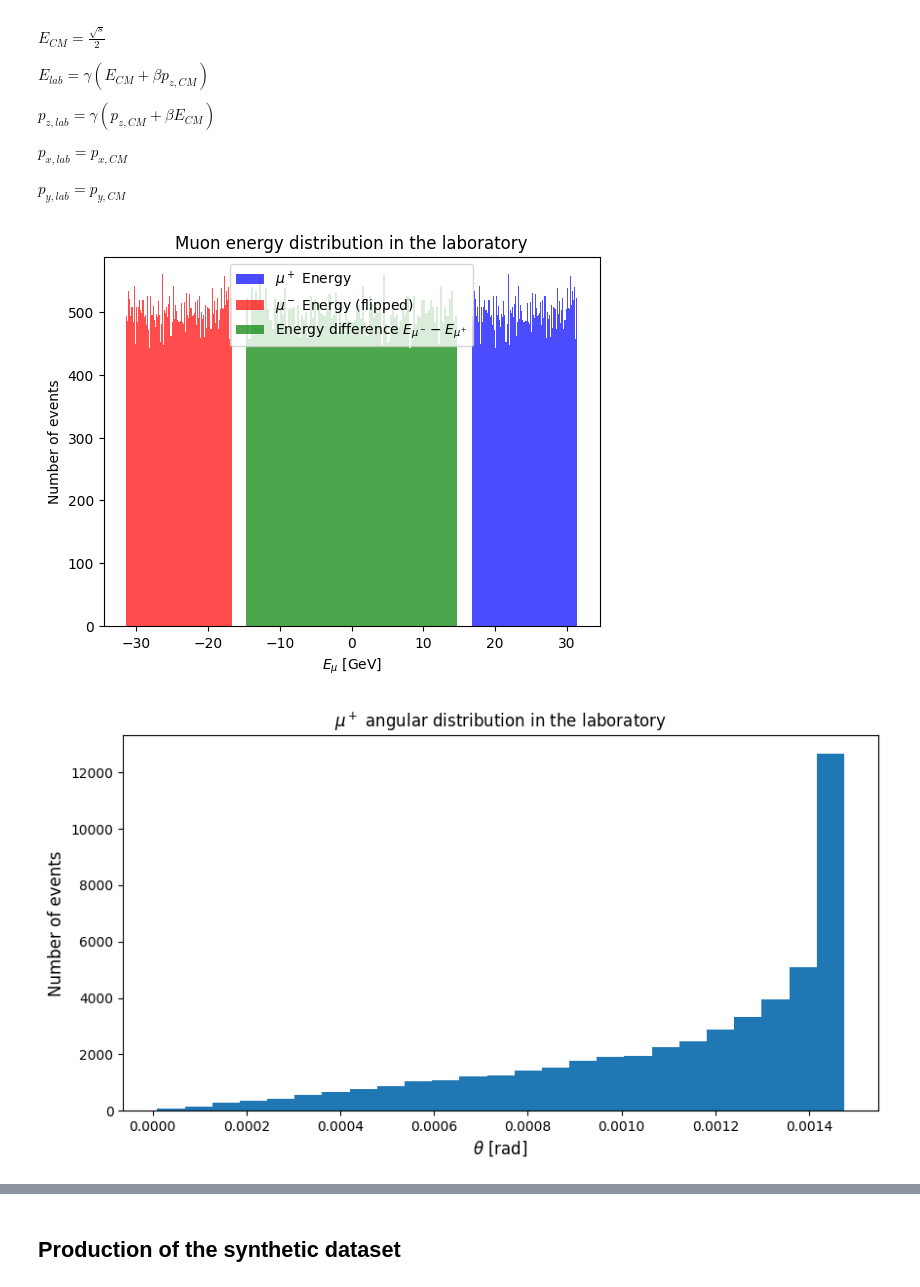
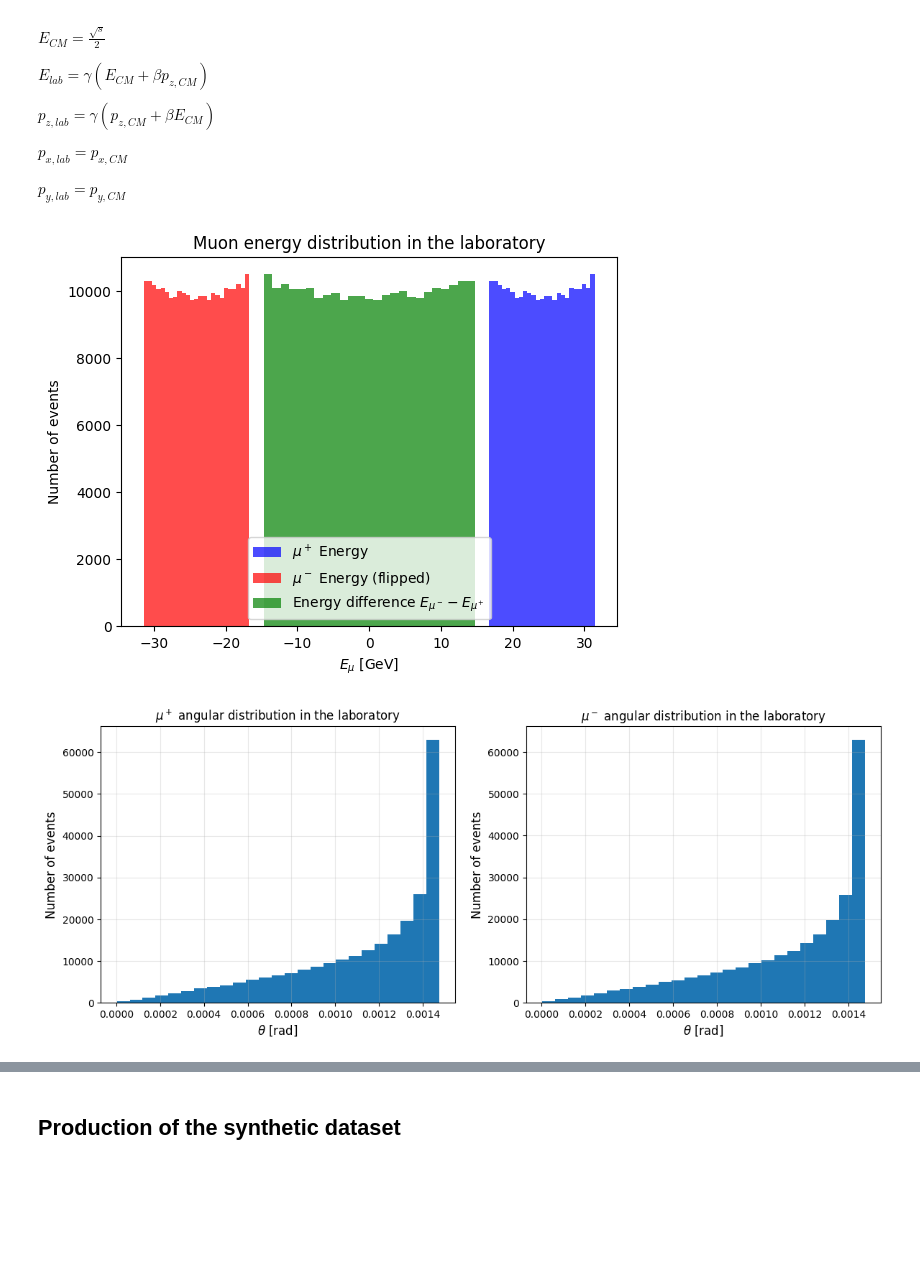
Before and after one commit to marcolorenzato00/LCP_Project, a Jupyter notebook: Project.ipynb, the cells around one changed output, grey strips where cells are left out. Cells and saved outputs as stored; diff of their text form; code cells hidden in the pictures; blank space fills up the shorter version.

```diff
--- a/Project.ipynb
+++ b/Project.ipynb
@@ -127,7 +295,7 @@ plt.show()
 # %% [markdown]
 ## Monte Carlo simulation
 # %%
-def montecarlo(n):
+def montecarlo(s, n):
     # Generate random uniform values for cos(theta)
     cos = np.random.uniform(-1, 1, n)
 
@@ -140,9 +308,9 @@ def montecarlo(n):
 
     return accepted
 # %%
-n = 100000
+n = 500000
 
-cos = montecarlo(n)
+cos = montecarlo(s, n)
 
 # Random azimuthal angle in CM frame
 phi = np.random.uniform(0, 2*np.pi, len(cos))
@@ -233,14 +408,14 @@ beta = p_pos / (E_pos + mass_e)
 
 # Muon momentum in CM frame
 p_mod = np.sqrt(s/4 - mass_mu**2)
-px_cm_1 = p_mod * np.sqrt(1 - v**2) * np.cos(phi)
-py_cm_1 = p_mod * np.sqrt(1 - v**2) * np.sin(phi)
-pz_cm_1 = p_mod * v
+px_cm_1 = p_mod * np.sqrt(1 - cos**2) * np.cos(phi)
+py_cm_1 = p_mod * np.sqrt(1 - cos**2) * np.sin(phi)
+pz_cm_1 = p_mod * cos
 E_cm_1 = np.sqrt(s)/2
 
-px_cm_2 = -1 * p_mod * np.sqrt(1 - v**2) * np.cos(phi)
-py_cm_2 = -1 * p_mod * np.sqrt(1 - v**2) * np.sin(phi)
-pz_cm_2 = -1 * p_mod * v
+px_cm_2 = -1 * p_mod * np.sqrt(1 - cos**2) * np.cos(phi)
+py_cm_2 = -1 * p_mod * np.sqrt(1 - cos**2) * np.sin(phi)
+pz_cm_2 = -1 * p_mod * cos
 E_cm_2 = np.sqrt(s)/2
 
 # Boost muon momenta to lab frame
@@ -255,9 +430,9 @@ pz_lab_2 = gamma * (pz_cm_2 + beta * E_cm_2)
 E_lab_2 = gamma * (E_cm_2 + beta * pz_cm_2)
 
 # Plot histograms of muon energies in the lab frame
-plt.hist(E_lab_1, bins=100, alpha=0.7, color='blue', label=r"$\mu^+$ Energy")
-plt.hist(-1.0 * E_lab_2, bins=100, alpha=0.7, color='red', label=r"$\mu^-$ Energy (flipped)")
-plt.hist(E_lab_2 - E_lab_1, bins=100, alpha=0.7, color='green', label=r"Energy difference $E_{\mu^-}-E_{\mu^+}$")
+plt.hist(E_lab_1, bins=25, alpha=0.7, color='blue', label=r"$\mu^+$ Energy")
+plt.hist(-1.0 * E_lab_2, bins=25, alpha=0.7, color='red', label=r"$\mu^-$ Energy (flipped)")
+plt.hist(E_lab_2 - E_lab_1, bins=25, alpha=0.7, color='green', label=r"Energy difference $E_{\mu^-}-E_{\mu^+}$")
 
 plt.title("Muon energy distribution in the laboratory")
 plt.xlabel("$ E_{\mu}$ [GeV]")
@@ -265,14 +440,24 @@ plt.ylabel("Number of events")
 plt.legend()
 plt.show()
 # %% [output]
-[figure, old version]
+[figure, new version]
 # %%
+fig, (ax1, ax2) = plt.subplots(1, 2, figsize=(14, 5))
+
 # Histogram of the angular distribution of mu+ in the lab frame
-plt.figure(figsize=(10, 5))
-plt.hist(np.arccos(pz_lab_1 / np.sqrt(px_cm_1 ** 2 + py_cm_1 ** 2 + pz_lab_1 ** 2)), bins=25)
-plt.ylabel("Number of events", fontsize=12)
-plt.xlabel(r"$\theta$ [rad]", fontsize=12)
-plt.title("$\mu^+$ angular distribution in the laboratory")
+ax1.hist(np.arccos(pz_lab_1 / np.sqrt(px_cm_1 ** 2 + py_cm_1 ** 2 + pz_lab_1 ** 2)), bins=25)
+ax1.set_xlabel(r"$\theta$ [rad]", fontsize=12)
+ax1.set_ylabel("Number of events", fontsize=12)
+ax1.set_title(r"$\mu^+$ angular distribution in the laboratory")
+ax1.grid(alpha=0.3)
+
+# Histogram of the angular distribution of mu- in the lab frame
+ax2.hist(np.arccos(pz_lab_2 / np.sqrt(px_cm_2 ** 2 + py_cm_2 ** 2 + pz_lab_2 ** 2)), bins=25)
+ax2.set_xlabel(r"$\theta$ [rad]", fontsize=12)
+ax2.set_ylabel("Number of events", fontsize=12)
+ax2.set_title(r"$\mu^-$ angular distribution in the laboratory")
+ax2.grid(alpha=0.3)
+
 plt.show()
 # %% [output]
-[figure, old version]
+[figure, new version]
```
Also changed, not shown: parts of 34 cells of this notebook.
